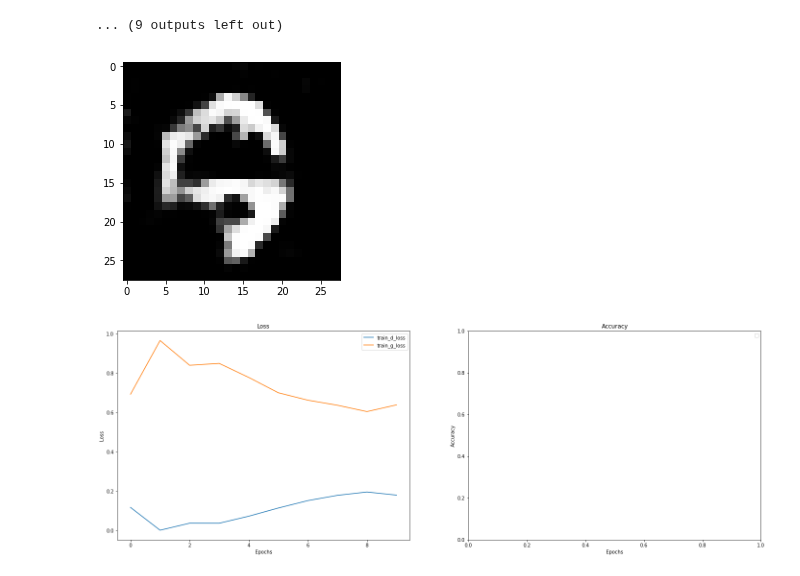
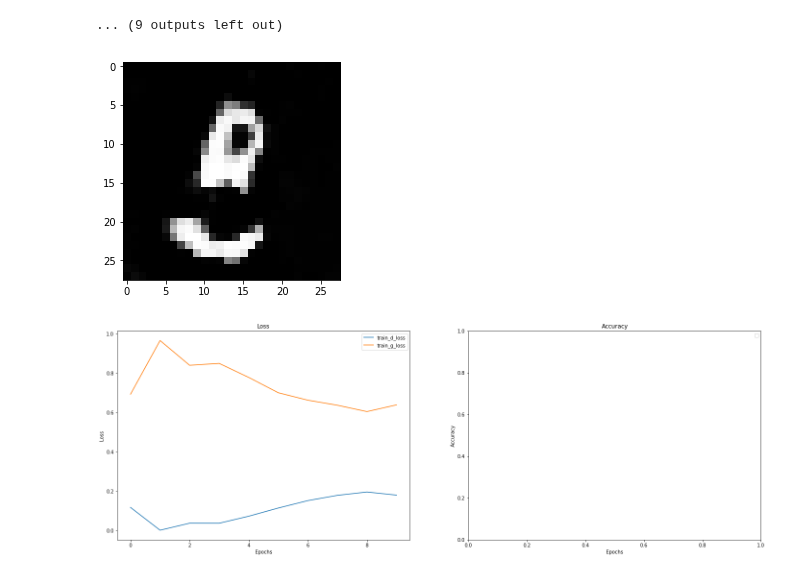
Before and after one commit to CorcovadoMing/Researchlib, a Jupyter notebook: Exp_WGAN.ipynb, the cells around one changed output. Saved outputs shown, nothing was run; the diff lists cells and outputs as text; code cells hidden in the pictures.

```diff
--- a/Exp_WGAN.ipynb
+++ b/Exp_WGAN.ipynb
@@ -86,10 +86,10 @@ runner.fit(10, 1e-4)
 img = runner.model.sample(5)
 # %%
 import matplotlib.pyplot as plt
-plt.imshow(img[2][0].detach().cpu().numpy(), cmap='gray')
+plt.imshow(img[4][0].detach().cpu().numpy(), cmap='gray')
 plt.show()
 # %% [output]
-[figure, old version]
+[figure, new version]
 # %%
 runner.history()
 # %% [output]
```
Also changed, not shown: 4 other files.
